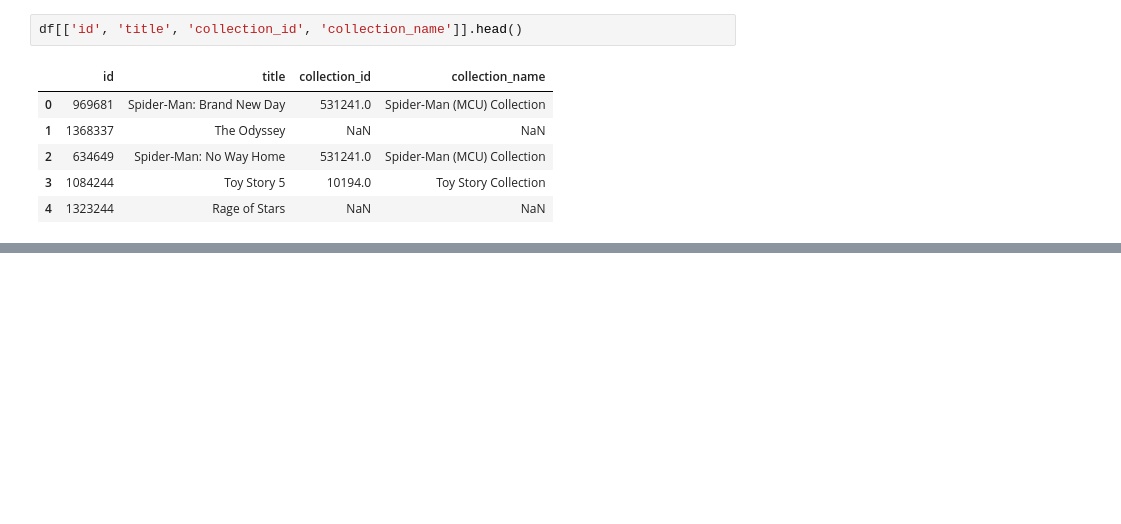
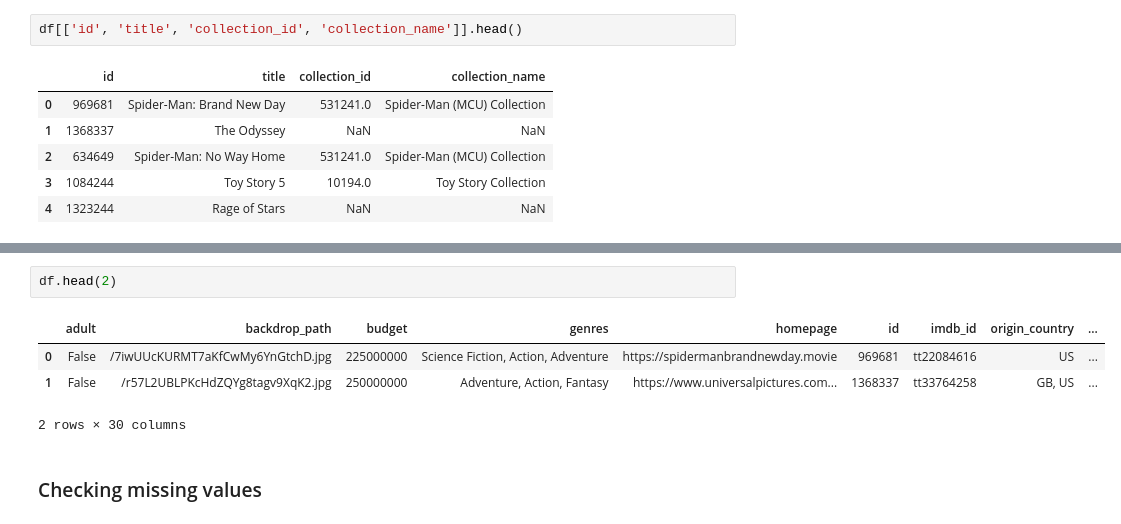
Before and after one commit to theaditya24/COMPLETE-PYTHON-FOR-DATA-ANALYTICS, a Jupyter notebook: TMDB API.ipynb, the cells around one changed output, grey strips where cells are left out. Drawn from its saved outputs; the diff is of its cells as text; blank space fills up the shorter version.

```diff
--- a/TMDB API.ipynb
+++ b/TMDB API.ipynb
@@ -370,0 +421,9 @@ df['genres'] = df['genres'].apply(
+# %%
+df.head(2)
+# %% [output]
+|  | adult | backdrop_path | budget | genres | homepage | id | imdb_id | origin_country | ... |
+| 0 | False | /7iwUUcKURMT7aKfCwMy6YnGtchD.jpg | 225000000 | Science Fiction, Action, Adventure | https://spidermanbrandnewday.movie | 969681 | tt22084616 | US | ... |
+| 1 | False | /r57L2UBLPKcHdZQYg8tagv9XqK2.jpg | 250000000 | Adventure, Action, Fantasy | https://www.universalpictures.com... | 1368337 | tt33764258 | GB, US | ... |
+2 rows × 30 columns
+# %% [markdown]
+### Checking missing values
```
Also changed, not shown: parts of 51 cells of this notebook, 2 other files.
